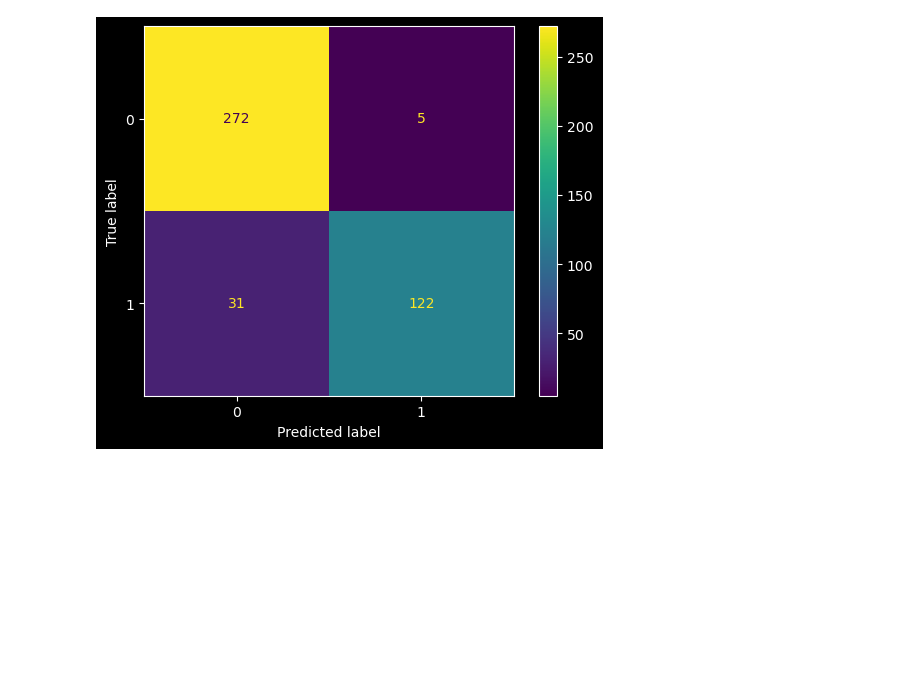
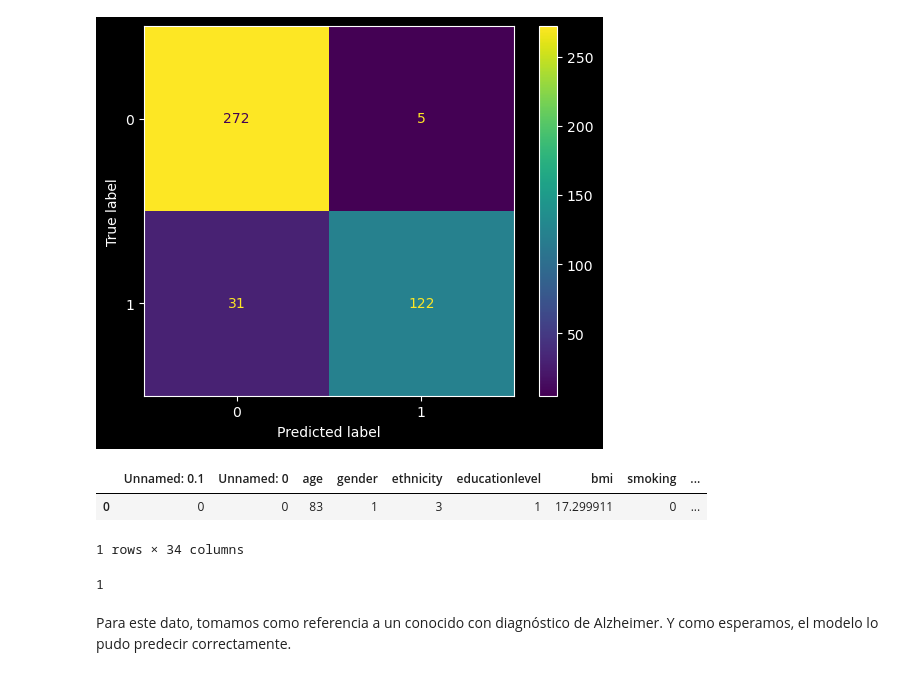
Before and after one commit to niosto/Models-Comparison, a Jupyter notebook: random_forest.ipynb, the cells around one changed output. Cells and saved outputs as stored; diff of their text form; code cells hidden in the pictures; blank space fills up the shorter version.

```diff
--- a/random_forest.ipynb
+++ b/random_forest.ipynb
@@ -169,3 +170,17 @@ disp.plot()
 plt.show()
 # %% [output]
 [figure]
+# %%
+dato = pd.read_csv("Dato_inventado.csv")
+# %%
+dato
+# %% [output]
+|  | Unnamed: 0.1 | Unnamed: 0 | age | gender | ethnicity | educationlevel | bmi | smoking | ... |
+| 0 | 0 | 0 | 83 | 1 | 3 | 1 | 17.299911 | 0 | ... |
+1 rows × 34 columns
+# %%
+rf.predict(dato).shape[0]
+# %% [output]
+1
+# %% [markdown]
+Para este dato, tomamos como referencia a un conocido con diagnóstico de Alzheimer. Y como esperamos, el modelo lo pudo predecir correctamente.
```
Also changed, not shown: parts of 4 cells of this notebook, 2 other files.
